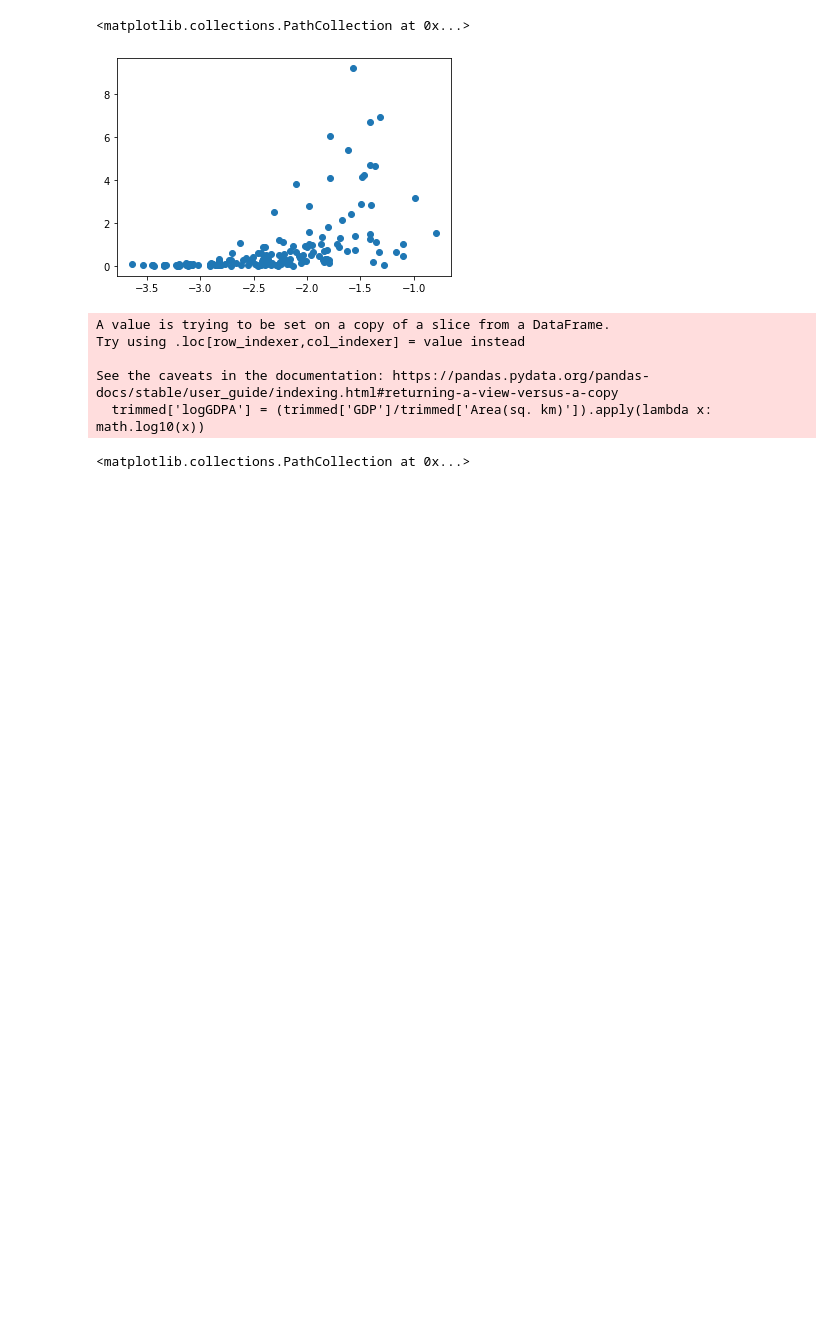
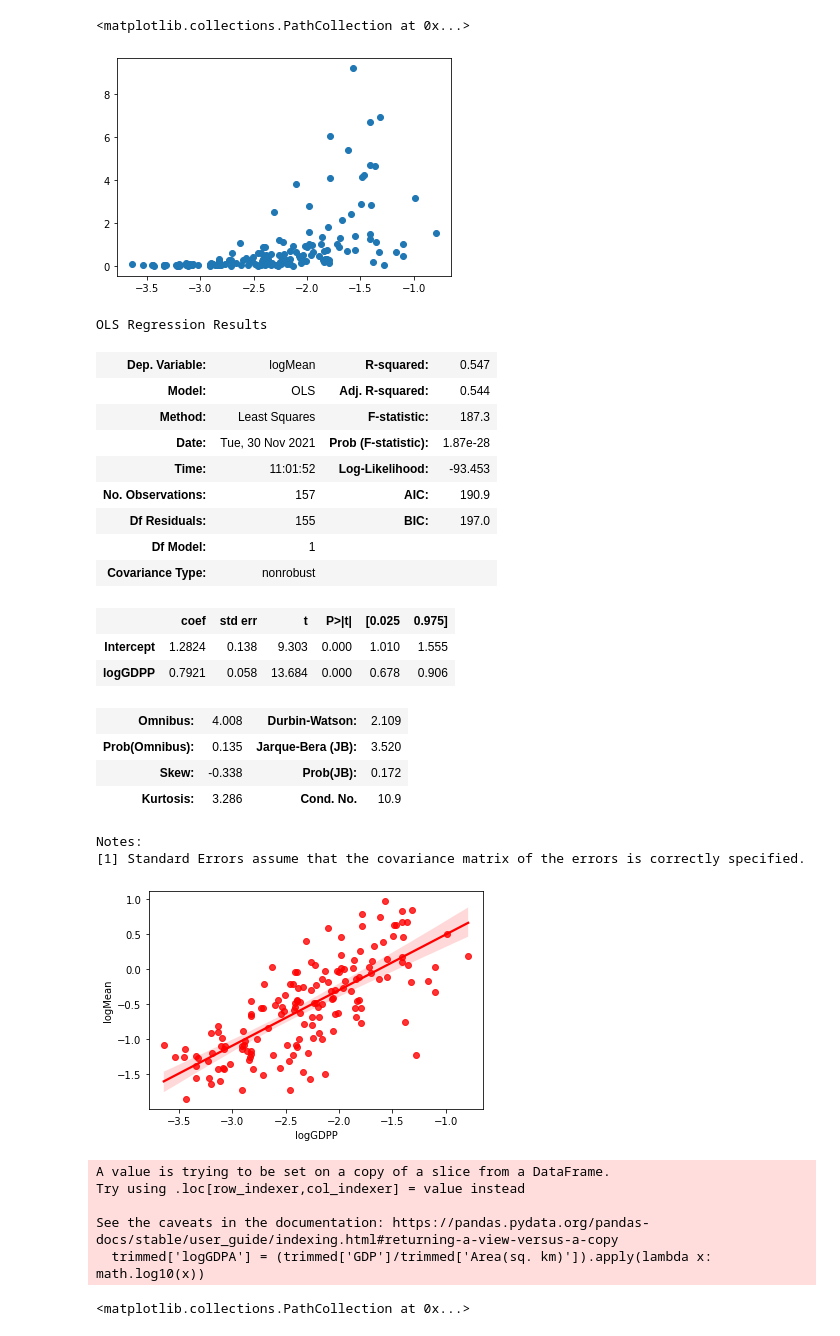
Before and after one commit to pianory/ComputerScienceProject, a Jupyter notebook: main.ipynb, the cells around one changed output. Saved outputs shown, nothing was run; the diff lists cells and outputs as text; code cells hidden in the pictures; blank space fills up the shorter version.

Commit message:
Data EDA

```diff
--- a/main.ipynb
+++ b/main.ipynb
@@ -192,6 +195,31 @@ See the caveats in the documentation: https://pandas.pydata.org/pandas-docs/stab
   trimmed['logGDPP'] = (trimmed['GDP']/trimmed['Population']).apply(lambda x: math.log10(x))
 <matplotlib.collections.PathCollection at 0x...>
 [figure]
+# %%
+sns.regplot(x='logGDPP', y='logMean', data=trimmed, color='r')#인당 GDP
+res = ols('logMean ~ logGDPP', data=trimmed).fit()
+res.summary()
+# %% [output]
+OLS Regression Results
+| Dep. Variable: | logMean | R-squared: | 0.547 |
+| Model: | OLS | Adj. R-squared: | 0.544 |
+| Method: | Least Squares | F-statistic: | 187.3 |
+| Date: | Tue, 30 Nov 2021 | Prob (F-statistic): | 1.87e-28 |
+| Time: | 11:01:52 | Log-Likelihood: | -93.453 |
+| No. Observations: | 157 | AIC: | 190.9 |
+| Df Residuals: | 155 | BIC: | 197.0 |
+| Df Model: | 1 |  |  |
+| Covariance Type: | nonrobust |  |  |
+|  | coef | std err | t | P>|t| | [0.025 | 0.975] |
+| Intercept | 1.2824 | 0.138 | 9.303 | 0.000 | 1.010 | 1.555 |
+| logGDPP | 0.7921 | 0.058 | 13.684 | 0.000 | 0.678 | 0.906 |
+| Omnibus: | 4.008 | Durbin-Watson: | 2.109 |
+| Prob(Omnibus): | 0.135 | Jarque-Bera (JB): | 3.520 |
+| Skew: | -0.338 | Prob(JB): | 0.172 |
+| Kurtosis: | 3.286 | Cond. No. | 10.9 |
+Notes:
+[1] Standard Errors assume that the covariance matrix of the errors is correctly specified.
+[figure, added]
 # %%
 trimmed['logGDPA'] = (trimmed['GDP']/trimmed['Area(sq. km)']).apply(lambda x: math.log10(x))
 plt.scatter(trimmed['logGDPA'], trimmed['Avg. Mean']) #넓이 당 GDP
```
Also changed, not shown: parts of 5 cells of this notebook, 2 other files.
